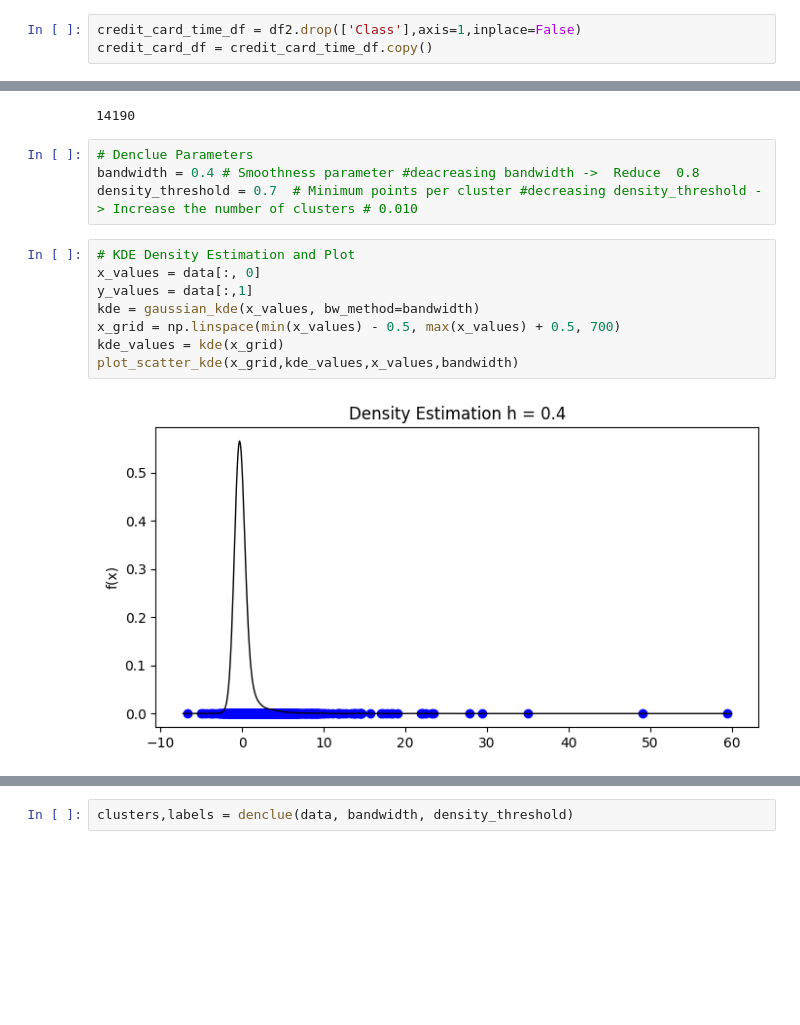
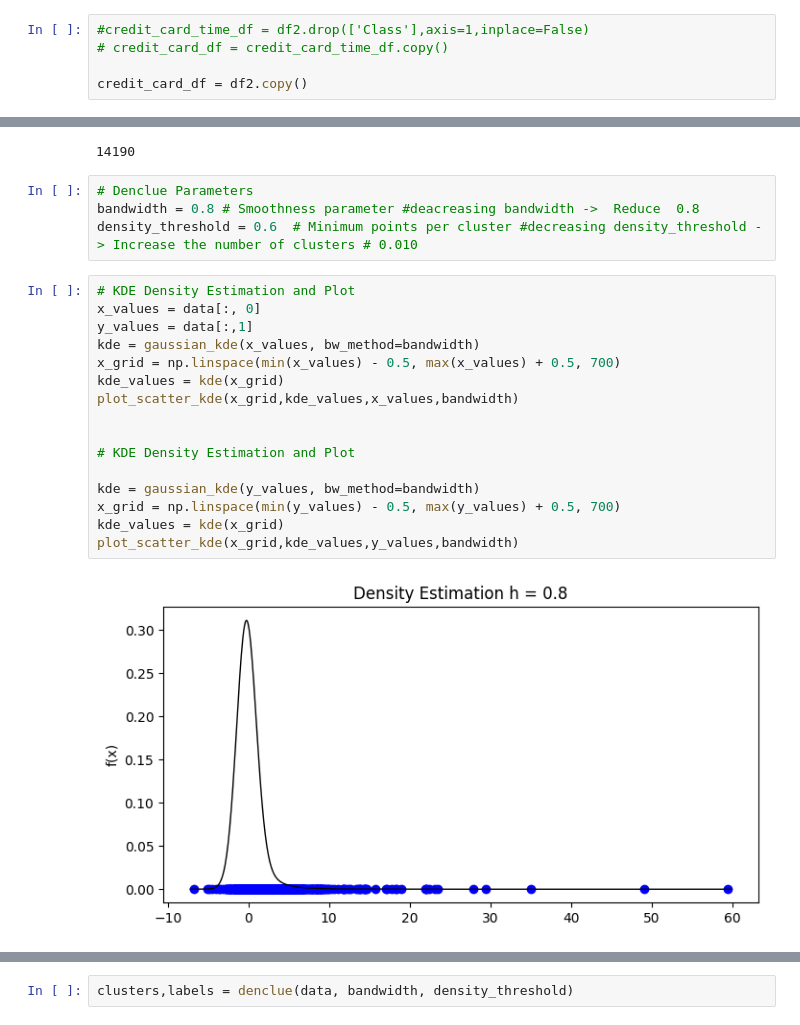
Before and after one commit to Bot1719744/DS5230, a Jupyter notebook: Group_ProblemSet_1/DS5230_Creditcard_GroupSet1_Denclue.ipynb, the cells around one changed output, grey strips where cells are left out. Saved outputs shown, nothing was run; the diff lists cells and outputs as text; blank space fills up the shorter version.

```diff
--- a/Group_ProblemSet_1/DS5230_Creditcard_GroupSet1_Denclue.ipynb
+++ b/Group_ProblemSet_1/DS5230_Creditcard_GroupSet1_Denclue.ipynb
@@ -83,8 +85,10 @@ df2.dropna(inplace=True)
 # %% [output]
 1081
 # %%
-credit_card_time_df = df2.drop(['Class'],axis=1,inplace=False)
-credit_card_df = credit_card_time_df.copy()
+#credit_card_time_df = df2.drop(['Class'],axis=1,inplace=False)
+# credit_card_df = credit_card_time_df.copy()
+
+credit_card_df = df2.copy()
 # %%
 from datetime import datetime, timedelta
 # Define the starting timestamp (September 1, 2013)
@@ -368,15 +373,23 @@ print(len(data))
 14190
 # %%
 # Denclue Parameters
-bandwidth = 0.4 # Smoothness parameter #deacreasing bandwidth ->  Reduce  0.8
-density_threshold = 0.7  # Minimum points per cluster #decreasing density_threshold -> Increase the number of clusters # 0.010
+bandwidth = 0.8 # Smoothness parameter #deacreasing bandwidth ->  Reduce  0.8
+density_threshold = 0.6  # Minimum points per cluster #decreasing density_threshold -> Increase the number of clusters # 0.010
 # %%
 # KDE Density Estimation and Plot
 x_values = data[:, 0]
 y_values = data[:,1]
 kde = gaussian_kde(x_values, bw_method=bandwidth)
 x_grid = np.linspace(min(x_values) - 0.5, max(x_values) + 0.5, 700)
 kde_values = kde(x_grid)
 plot_scatter_kde(x_grid,kde_values,x_values,bandwidth)
+
+
+# KDE Density Estimation and Plot
+
+kde = gaussian_kde(y_values, bw_method=bandwidth)
+x_grid = np.linspace(min(y_values) - 0.5, max(y_values) + 0.5, 700)
+kde_values = kde(x_grid)
+plot_scatter_kde(x_grid,kde_values,y_values,bandwidth)
 # %% [output]
-[figure, old version]
+[figure, new version]
```
Also changed, not shown: parts of 13 cells of this notebook.
